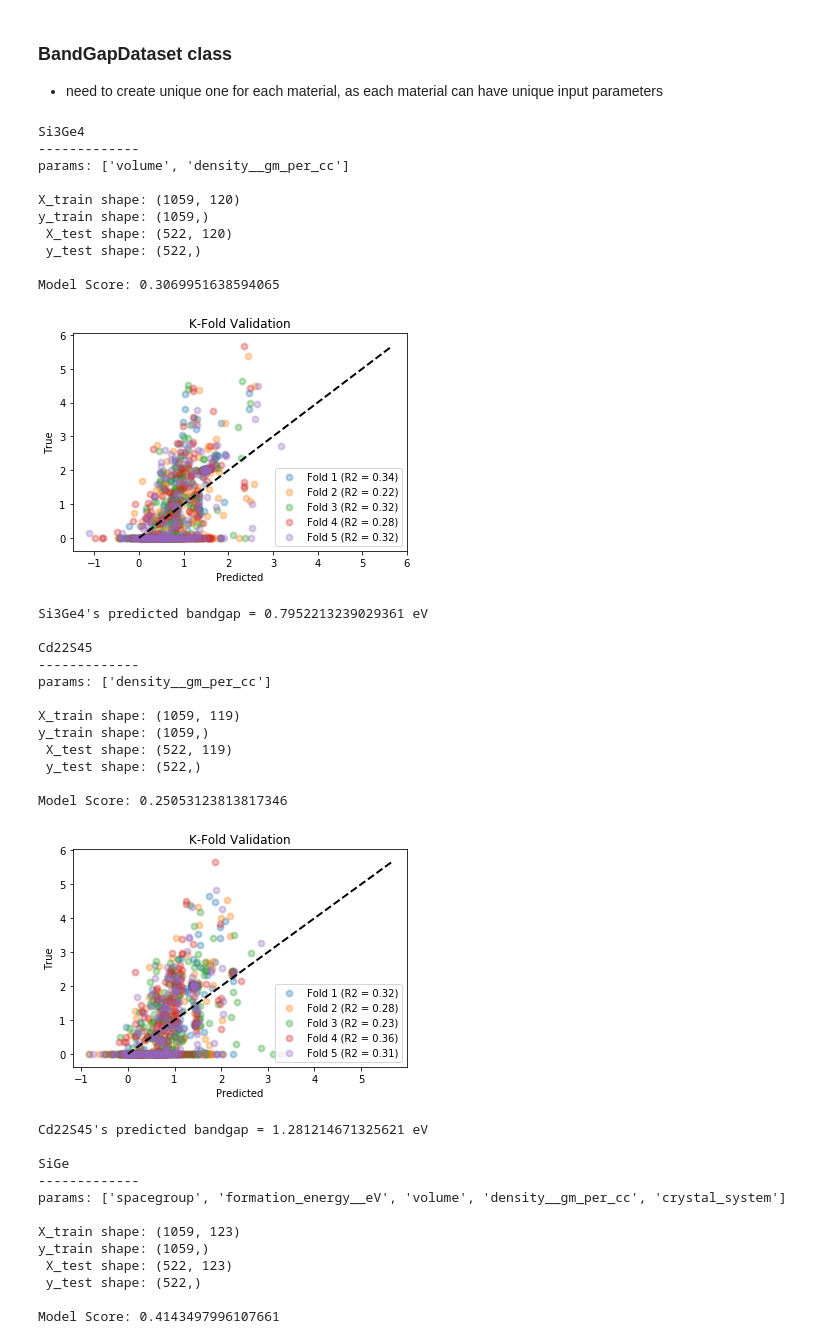
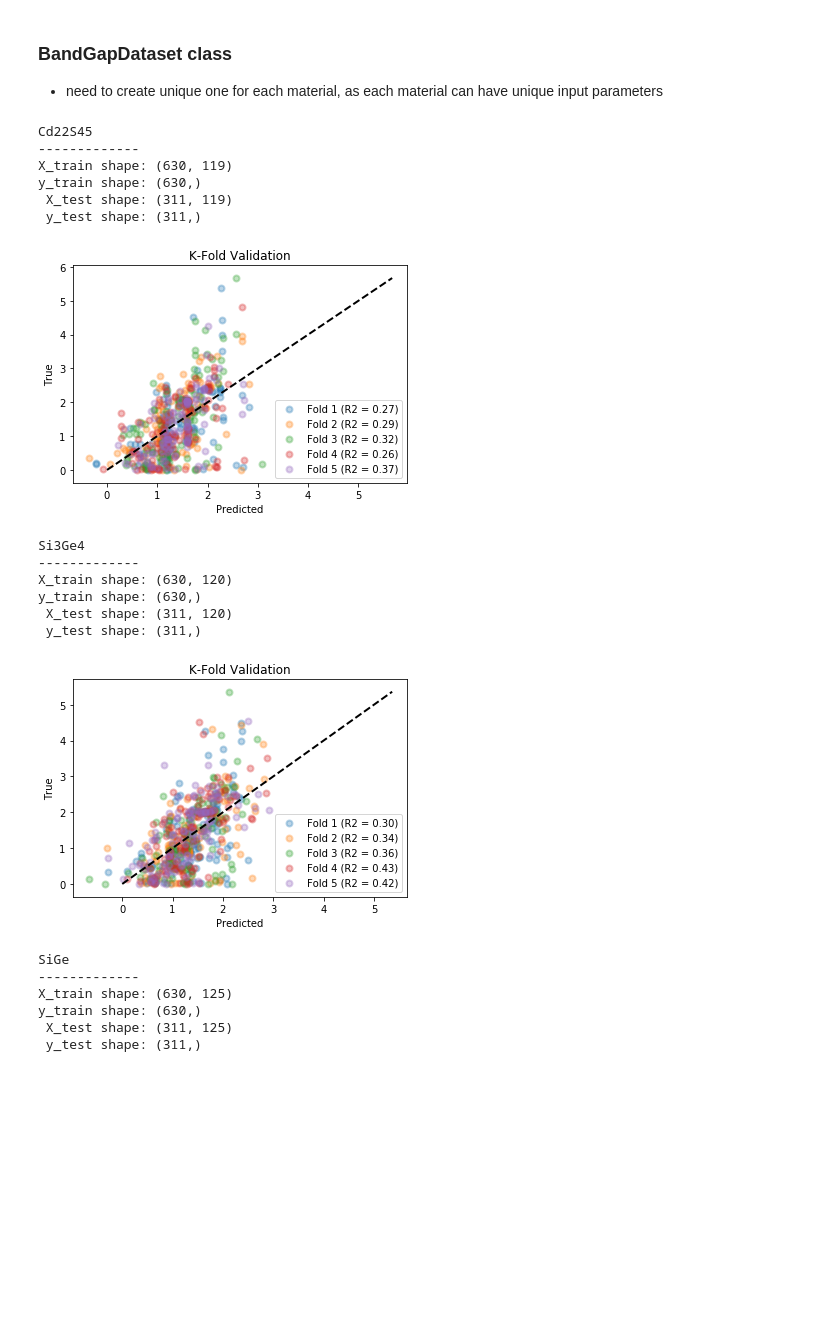
Before and after one commit to Exabyte-io/rewotes, a Jupyter notebook: emripka/ipynb/usage_prototyping.ipynb, the cells around one changed output. Cells and saved outputs as stored; diff of their text form; code cells hidden in the pictures; blank space fills up the shorter version.

Commit message:
starting to clean up model training/prediction

```diff
--- a/emripka/ipynb/usage_prototyping.ipynb
+++ b/emripka/ipynb/usage_prototyping.ipynb
@@ -23,12 +25,12 @@ json_path = "../data/training/materialsproject_json/"
 - houses array of data to run through the model to predict the bandgap
 - also houses information needed to create the correct training data based on the user input
 # %%
+Cd22S45 = Material(formula="Cd22S45",density=2.34)
 Si3Ge4 = Material(formula="Si3Ge4",density=1.23,volume=57)
-Cd22S45 = Material(formula="Cd22S45",density=2.34)
 SiGe = Material(formula="SiGe",density=3.824,volume=43.741,formation_energy=0.024,
-                crystal_system="cubic",spacegroup="F43m") #taken from mp-1219182
+                crystal_system="cubic",spacegroup="F43m",E_above_hull=0.024,Nsites=2) #taken from mp-1219182
 
+print(Cd22S45.training_params)
 print(Si3Ge4.training_params)
-print(Cd22S45.training_params)
 print(SiGe.training_params)
 # %% [output]
@@ -38,5 +40,5 @@ print(SiGe.training_params)
 # %%
-material_dataset = MaterialsDataset([Si3Ge4,Cd22S45,SiGe])
+material_dataset = MaterialsDataset([Cd22S45,Si3Ge4,SiGe])
 # %%
 material_dataset.materials_dict["SiGe"]
 # %% [output]
@@ -67,7 +69,9 @@ materials_to_predict
 ### BandGapDataset class
 - need to create unique one for each material, as each material can have unique input parameters
 # %%
+predictions = dict()
 for material in materials_to_predict:
+    predictions[material] = dict()
     print(f"{material}")
     print("-------------")
     dataset = BandGapDataset(csv_path,json_path)
@@ -94,14 +98,9 @@ for material in materials_to_predict:
             value = materials_prediction_data.prediction_data[material][idx]
             materials_prediction_data.prediction_data[material][idx] = bandgap_map[value]
 
-    print(f"params: {non_element_keys[1:]}\n")
+    predictions[material]["params"] = non_element_keys[1:]
 
-    X_keys = list(dataframe.keys())[2:]
-    X = np.asarray(dataframe[X_keys])
-    y = np.asarray(dataframe['band_gap__eV'])
-
-    X_train, X_test, y_train, y_test = train_test_split(X, y, test_size=0.33, shuffle= True)
-
+    X_train, X_test, y_train, y_test = bandgap_dataframe.get_train_test_splits()
     print(f"X_train shape: {np.shape(X_train)}")
     print(f"y_train shape: {np.shape(y_train)}")
     print(f" X_test shape: {np.shape(X_test)}")
@@ -109,75 +108,57 @@ for material in materials_to_predict:
 
     model = linear_model.Ridge(alpha = .5)
     model.fit(X_train, y_train)
-    print(f"Model Score: {model.score(X_test, y_test)}")
-    #print('Weights: ', model.coef_)
 
-
+    predictions[material]["model_score"] = model.score(X_test, y_test)
+    predictions[material]["model_weights"] = model.coef_
 
     # K fold validation
     # https://towardsdatascience.com/machine-learning-with-python-regression-complete-tutorial-47268e546cea
     scores = []
     cv = model_selection.KFold(n_splits=5, shuffle=True)
     fig = plt.figure()
     i = 1
 
     for train, test in cv.split(X_train, y_train):
         prediction = model.fit(X_train[train],
                      y_train[train]).predict(X_train[test])
         true = y_train[test]
         score = metrics.r2_score(true, prediction)
         scores.append(score)
         plt.scatter(prediction, true, lw=2, alpha=0.3,
                     label='Fold %d (R2 = %0.2f)' % (i,score))
         i = i+1
     plt.plot([min(y_train),max(y_train)], [min(y_train),max(y_train)],
              linestyle='--', lw=2, color='black')
     plt.xlabel('Predicted')
     plt.ylabel('True')
     plt.title('K-Fold Validation')
     plt.legend()
     plt.show()
 
     # predicting the bandgap
     this_prediction_data = np.asarray(materials_prediction_data.prediction_data[material])
     this_prediction_data = np.reshape(this_prediction_data, (1,np.shape(this_prediction_data)[0]))
 
-    band_gap_prediction = model.predict(this_prediction_data)[0]
-    print(f"{material}'s predicted bandgap = {band_gap_prediction} eV\n")
+    predictions[material]["band_gap__eV"] = model.predict(this_prediction_data)[0]
 # %% [output]
-Si3Ge4
+Cd22S45
 -------------
-params: ['volume', 'density__gm_per_cc']
-
-X_train shape: (1059, 120)
-y_train shape: (1059,)
- X_test shape: (522, 120)
- y_test shape: (522,)
-
-Model Score: 0.3069951638594065
+X_train shape: (630, 119)
+y_train shape: (630,)
+ X_test shape: (311, 119)
+ y_test shape: (311,)
-[figure, old version]
+[figure, new version]
-Si3Ge4's predicted bandgap = 0.7952213239029361 eV
-
-Cd22S45
+Si3Ge4
 -------------
-params: ['density__gm_per_cc']
-
-X_train shape: (1059, 119)
-y_train shape: (1059,)
- X_test shape: (522, 119)
- y_test shape: (522,)
-
-Model Score: 0.25053123813817346
+X_train shape: (630, 120)
+y_train shape: (630,)
+ X_test shape: (311, 120)
+ y_test shape: (311,)
-[figure, old version]
+[figure, new version]
-Cd22S45's predicted bandgap = 1.281214671325621 eV
-
 SiGe
 -------------
-params: ['spacegroup', 'formation_energy__eV', 'volume', 'density__gm_per_cc', 'crystal_system']
-
-X_train shape: (1059, 123)
-y_train shape: (1059,)
- X_test shape: (522, 123)
- y_test shape: (522,)
-
-Model Score: 0.4143497996107661
+X_train shape: (630, 125)
+y_train shape: (630,)
+ X_test shape: (311, 125)
+ y_test shape: (311,)
```
Also changed, not shown: parts of 8 cells of this notebook, 1 other file.
